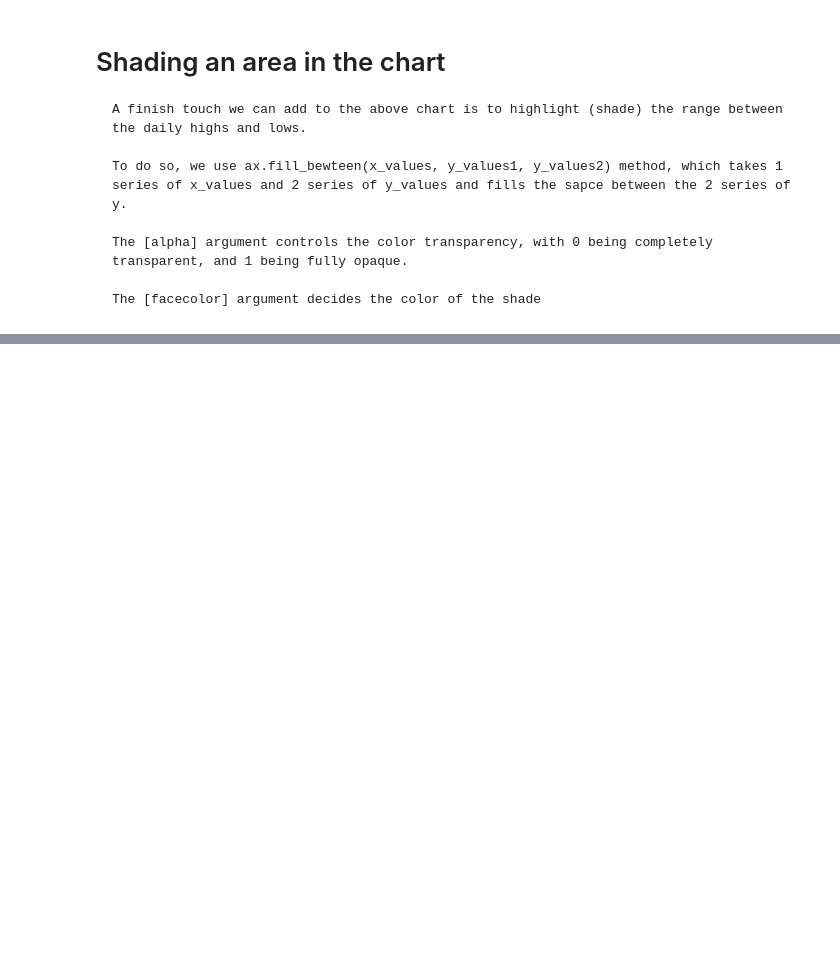
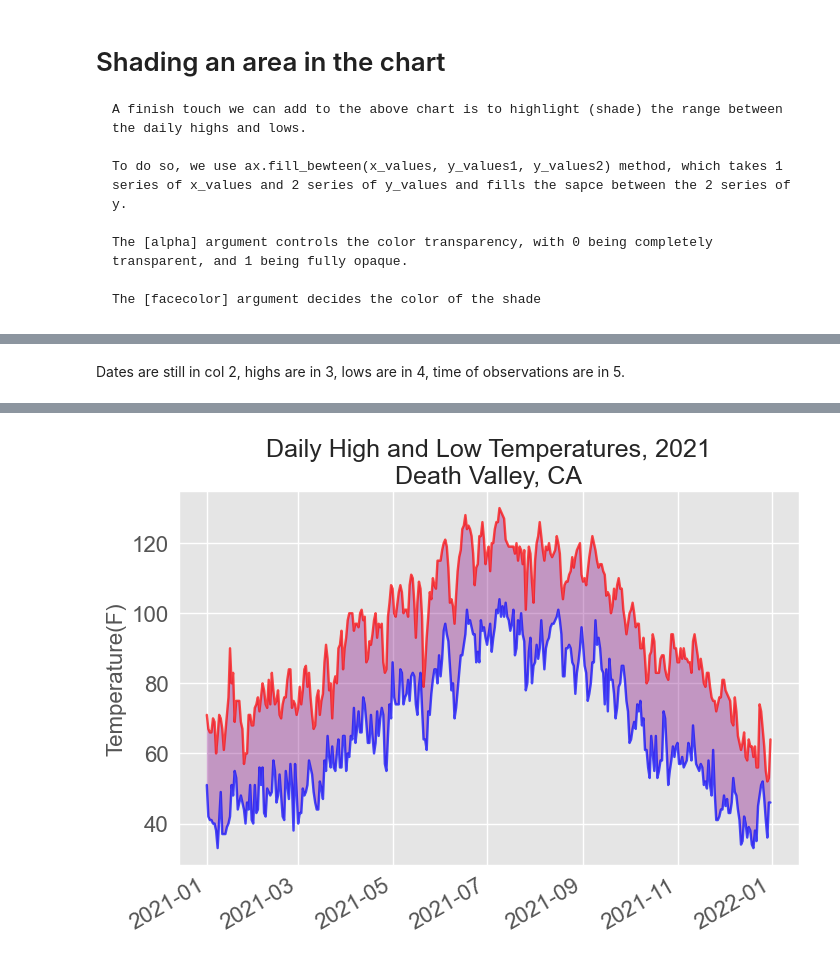
Before and after one commit to Dr-Spicy/Weather_Analysis_Sitka_AK_and_Death_Valley_CA, a Jupyter notebook: walkthrough.ipynb, the cells around one changed output, grey strips where cells are left out. Cells and saved outputs as stored; diff of their text form; code cells hidden in the pictures; blank space fills up the shorter version.

```diff
--- a/walkthrough.ipynb
+++ b/walkthrough.ipynb
@@ -212,0 +221,37 @@ Thanks for the valuable share. My membership will expire Aug 31st, but I am stil
+# %% [markdown]
+Dates are still in col 2, highs are in 3, lows are in 4, time of observations are in 5.
+# %%
+# Extract dates, high and low temperatures
+dates, highs, lows = [], [], []
+
+for row in reader:
+    date = datetime.strptime(row[2], "%Y-%m-%d")
+
+    # Try-except to deal with missing values
+    try:
+        high = int(row[3])
+        low = int(row[4])
+    except ValueError:
+        print(f"Missing date occurs for {date}")
+    else:
+        dates.append(date)
+        highs.append(high)
+        lows.append(low)
+
+# Plot the high and low temperatures with shades filled in the range
+plt.style.use('ggplot')
+fig, ax = plt.subplots()
+# Add the two axes
+ax.plot(dates, highs, color='red', alpha=0.7)
+ax.plot(dates, lows, color='blue', alpha=0.7)
+# Fill the area in btw
+ax.fill_between(dates, highs, lows, alpha=0.34, facecolor='purple')
+# Format plot
+ax.set_title("Daily High and Low Temperatures, 2021\nDeath Valley, CA", fontsize=18)
+ax.set_xlabel('', fontsize=16)
+fig.autofmt_xdate()
+ax.set_ylabel("Temperature(F)", fontsize=16)
+ax.tick_params(labelsize=16)
+
+plt.show()
+# %% [output]
@@ -212,0 +259 @@ Thanks for the valuable share. My membership will expire Aug 31st, but I am stil
+[figure, added]
```
Also changed, not shown: parts of 5 cells of this notebook.
